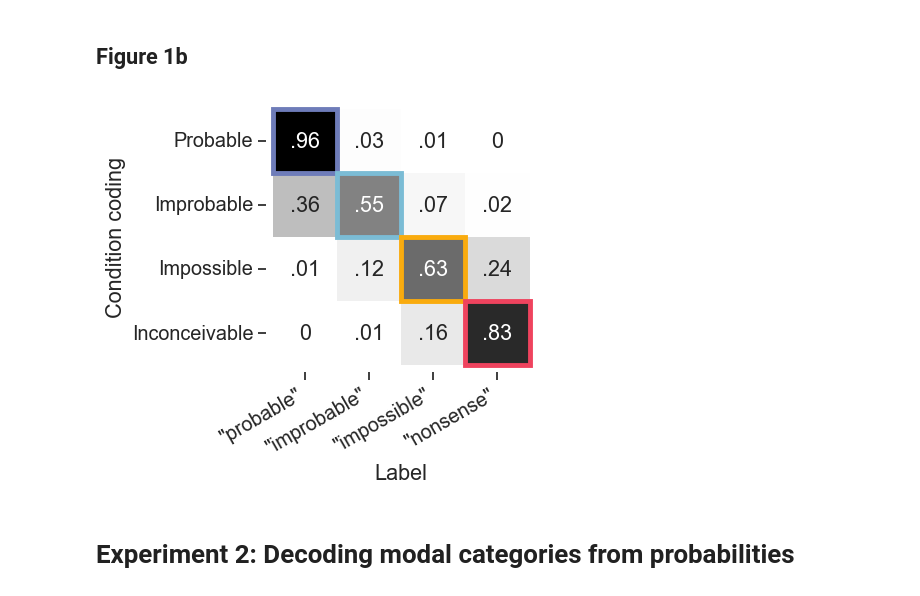
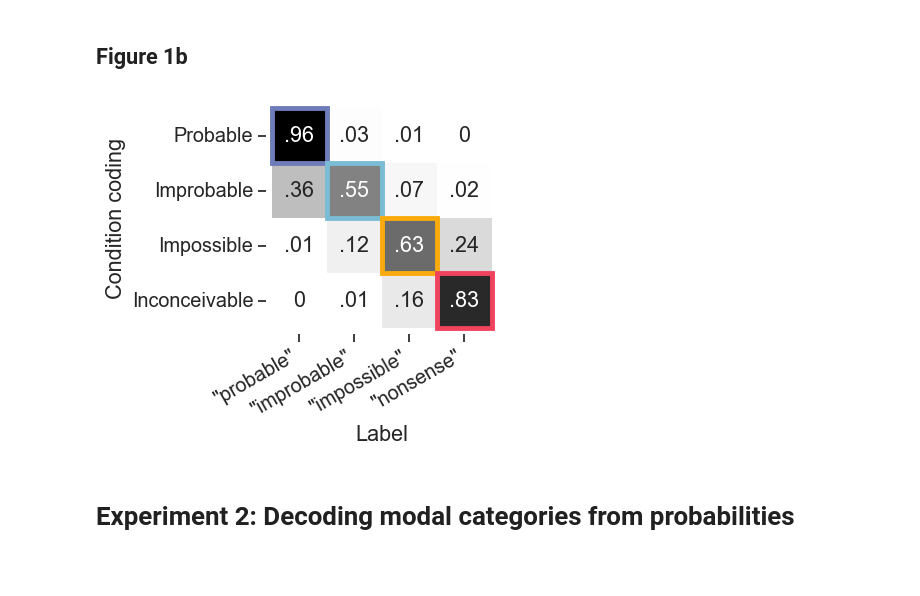
Before and after one commit to jennhu/shades-of-zero, a Jupyter notebook: analysis/figures.ipynb, the cells around one changed output. Drawn from its saved outputs; the diff is of its cells as text; code cells hidden in the pictures; blank space fills up the shorter version.

```diff
--- a/analysis/figures.ipynb
+++ b/analysis/figures.ipynb
@@ -135,35 +142,35 @@ for i, cond in enumerate(CONDS[:-1]):
             s = "0"
         elif s == "1.00":
             s = "1"
         elif s.startswith("0."):
             s = s[1:]
         annot_row.append(s)
     annot.append(annot_row)
 
 from matplotlib.patches import Rectangle
 ax = sns.heatmap(confusion, annot=annot, cmap="Greys", fmt="", square=True, cbar=False)
 # Add squares for "accuracy".
 annot_coords = {
     "probable": (0, 0),
     "improbable": (1, 1),
     "impossible": (2,2),
     "inconceivable": (3,3)
 }
 for cond, coords in annot_coords.items():
     ax.add_patch(Rectangle(coords, 1, 1, fill=False, edgecolor=COND_PAL[cond], lw=3.5))
 lo, hi = ax.get_xlim()
 ax.set_xlim(lo-0.1, hi+0.1)
 lo, hi = ax.get_ylim()
 ax.set_ylim(lo+0.1, hi-0.1)
 
 ax.set_yticklabels(PRETTY_CONDS[:-1], rotation=0)
 ax.set_ylabel("Condition coding")
 ax.set_xticklabels(['"probable"', '"improbable"', '"impossible"', '"nonsense"'], rotation=30, ha="right")
 ax.set_xlabel("Label")
-plt.gcf().set_size_inches(3.5, 3.5)
+plt.gcf().set_size_inches(3, 3)
 render("fig1b_exp1_confusion_matrix.pdf")
 # %% [output]
-[figure, old version]
+[figure, new version]
 # %% [markdown]
 # Experiment 2: Decoding modal categories from probabilities
 # %% [markdown]
```
Also changed, not shown: parts of 21 cells of this notebook, 12 other files.
